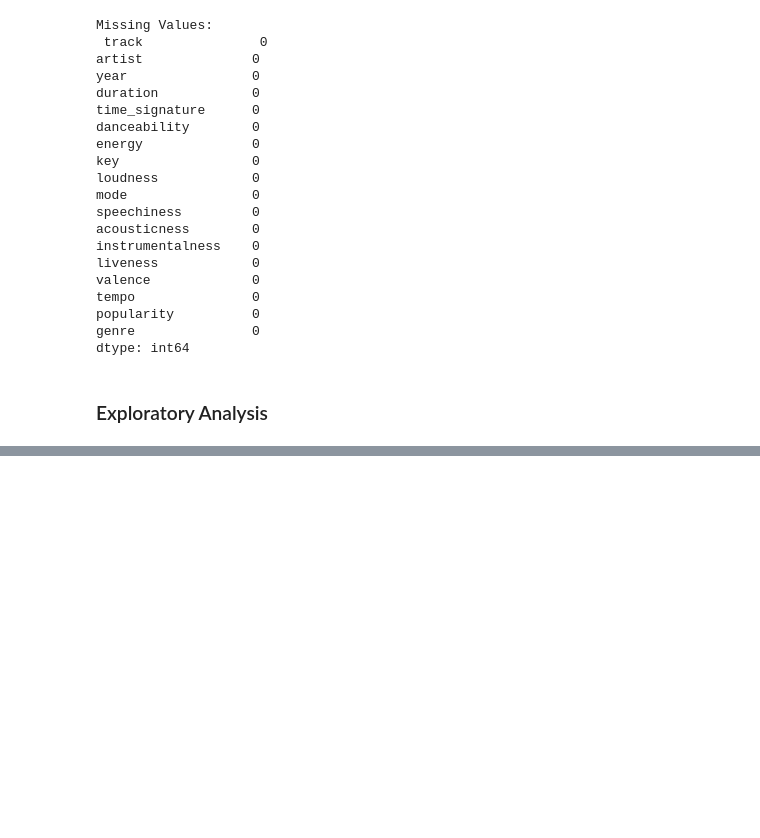
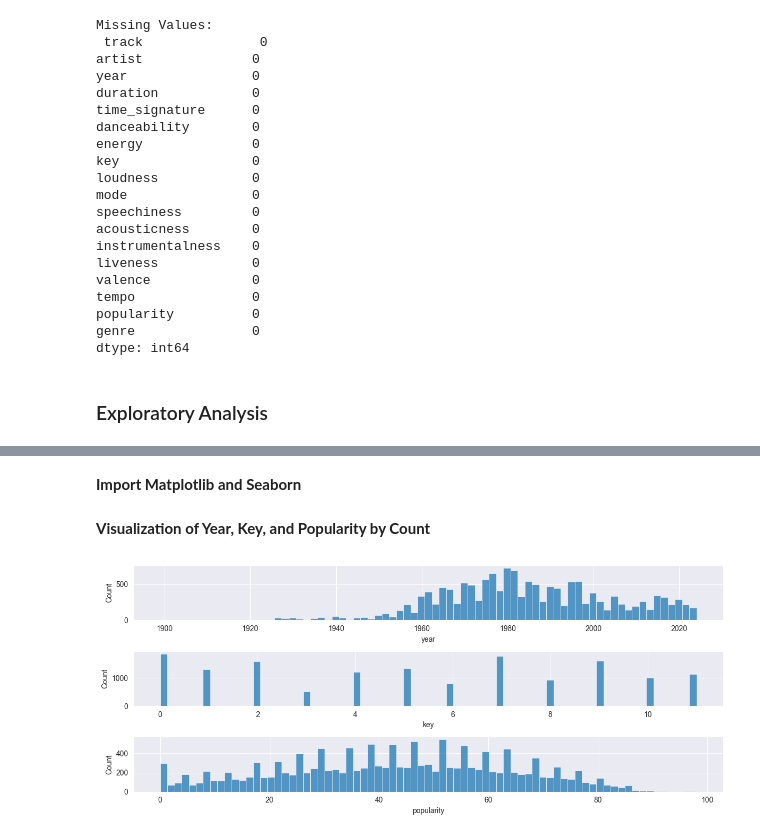
Before and after one commit to kyleryxn/drop-the-bassifier, a Jupyter notebook: notebooks/classic_hits_eda.ipynb, the cells around one changed output, grey strips where cells are left out. Drawn from its saved outputs; the diff is of its cells as text; code cells hidden in the pictures; blank space fills up the shorter version.

```diff
--- a/notebooks/classic_hits_eda.ipynb
+++ b/notebooks/classic_hits_eda.ipynb
@@ -157,5 +159,7 @@ discrete_cols = ["year", "key", "popularity"]
 ordinal_cols = ["time_signature", "mode"]
 # %%
 nominal_cols = ["track", "artist", "genre"]
+# %% [markdown]
+**Import Matplotlib and Seaborn**
 # %%
 import matplotlib.pyplot as plt
@@ -161,0 +167,13 @@ import matplotlib.pyplot as plt
+# %% [markdown]
+**Visualization of Year, Key, and Popularity by Count**
+# %%
+fig, axs = plt.subplots(3, 1)
+
+for col, ax in zip(discrete_cols, axs.T.ravel()):
+    sns.histplot(data = df, x = col, bins = 75, ax = ax)
+
+fig.set_size_inches(12, 5)
+plt.tight_layout()
+plt.show()
+# %% [output]
+[figure, added]
```
Also changed, not shown: parts of 2 cells of this notebook.
